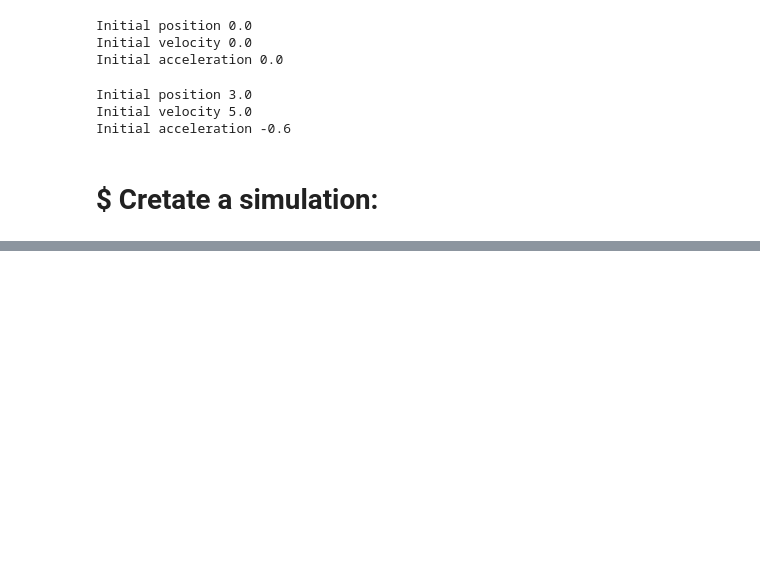
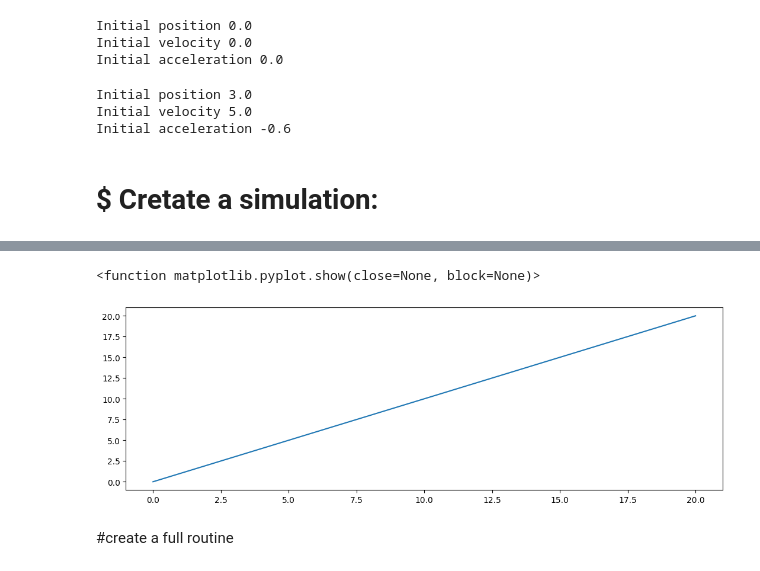
Before and after one commit to Demonio0N1/nonlinear-dynamics-chaos, a Jupyter notebook: unit-1/tutorials/7_Python_Classes_Modules.ipynb, the cells around one changed output, grey strips where cells are left out. Cells and saved outputs as stored; diff of their text form; code cells hidden in the pictures; blank space fills up the shorter version.

```diff
--- a/unit-1/tutorials/7_Python_Classes_Modules.ipynb
+++ b/unit-1/tutorials/7_Python_Classes_Modules.ipynb
@@ -214,0 +244,11 @@ Initial acceleration 1
+# %%
+plt.figure(figsize=(13, 4))
+
+plt.plot(t_vector, v_array)
+
+plt.show
+# %% [output]
+<function matplotlib.pyplot.show(close=None, block=None)>
+[figure, added]
+# %% [markdown]
+#create a full routine
```
Also changed, not shown: parts of 5 cells of this notebook.
